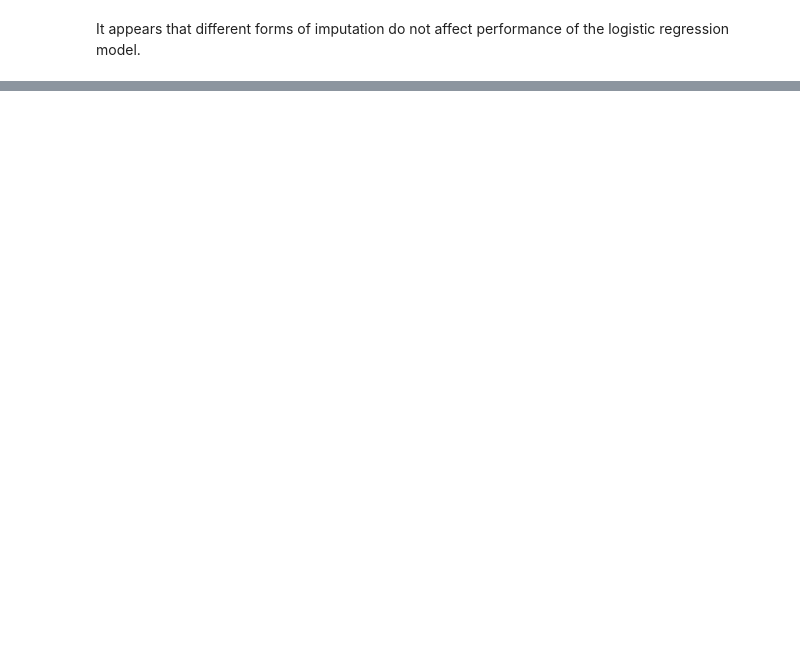
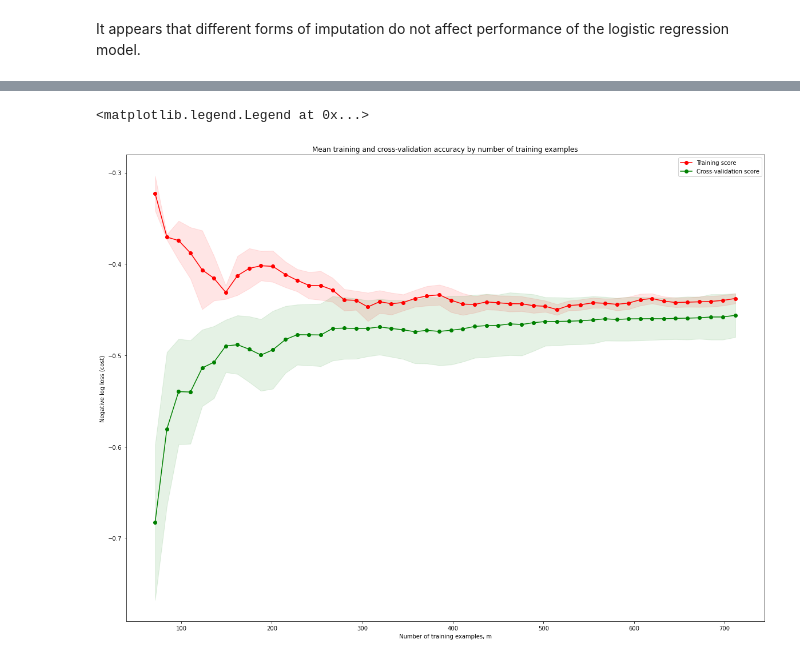
Before and after one commit to mazin-abdelghany/kaggle-learning, a Jupyter notebook: titanic/1_titanic.ipynb, the cells around one changed output, grey strips where cells are left out. Cells and saved outputs as stored; diff of their text form; code cells hidden in the pictures; blank space fills up the shorter version.

```diff
--- a/titanic/1_titanic.ipynb
+++ b/titanic/1_titanic.ipynb
@@ -749,0 +777,51 @@ ax.legend(loc="best")
+# %%
+train_sizes, train_loss, test_loss = learning_curve(
+        estimator=LogisticRegression(solver='newton-cg', max_iter=100, penalty='none'),
+        X=titanic_tree_imputed,
+        y=train_target_values,
+        scoring='neg_log_loss',
+        cv=None,
+        n_jobs=None,
+        train_sizes=np.linspace(0.1, 1.0, 50),
+        return_times=False
+    )
+# %%
+train_loss_mean = np.mean(train_loss, axis=1)
+train_loss_std = np.std(train_loss, axis=1)
+test_loss_mean = np.mean(test_loss, axis=1)
+test_loss_std = np.std(test_loss, axis=1)
+# %%
+fig, ax = plt.subplots(figsize=(20, 15))
+
+# show the standard deviation error bars for the training error
+ax.fill_between(
+    train_sizes,
+    train_loss_mean - train_loss_std,
+    train_loss_mean + train_loss_std,
+    alpha=0.1,
+    color="r",
+)
+
+# show the standard deviation error bars for the testing error
+ax.fill_between(
+    train_sizes,
+    test_loss_mean - test_loss_std,
+    test_loss_mean + test_loss_std,
+    alpha=0.1,
+    color="g",
+)
+
+# plot the errors
+ax.plot(train_sizes, train_loss_mean, "o-", color="r", label="Training score")
+ax.plot(train_sizes, test_loss_mean, "o-", color="g", label="Cross-validation score")
+
+# label the plot
+ax.set_title('Mean training and cross-validation accuracy by number of training examples')
+ax.set_ylabel('Negative log loss (cost)')
+ax.set_xlabel('Number of training examples, m')
+
+# set the legend location
+ax.legend(loc="best")
+# %% [output]
+<matplotlib.legend.Legend at 0x...>
+[figure, added]
```
Also changed, not shown: parts of 24 cells of this notebook.
